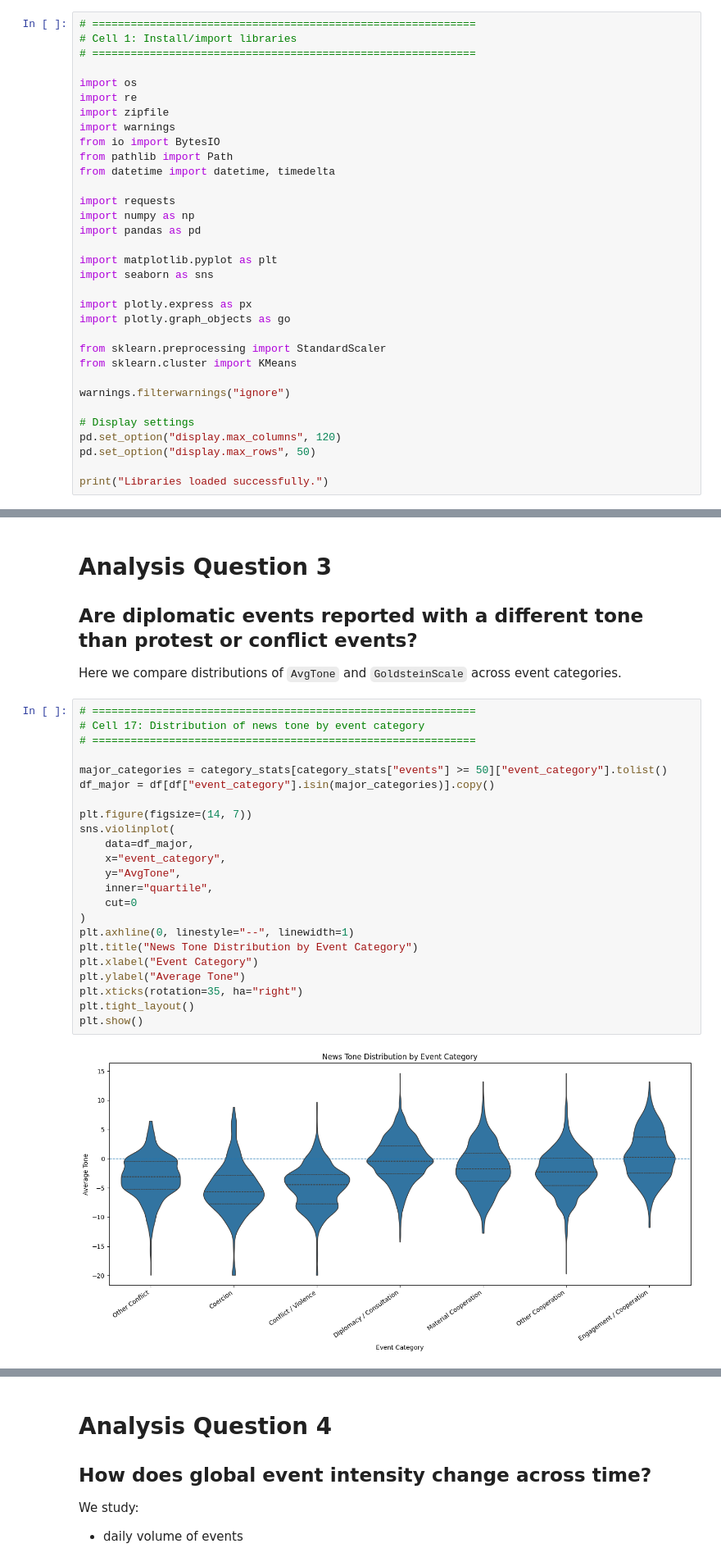
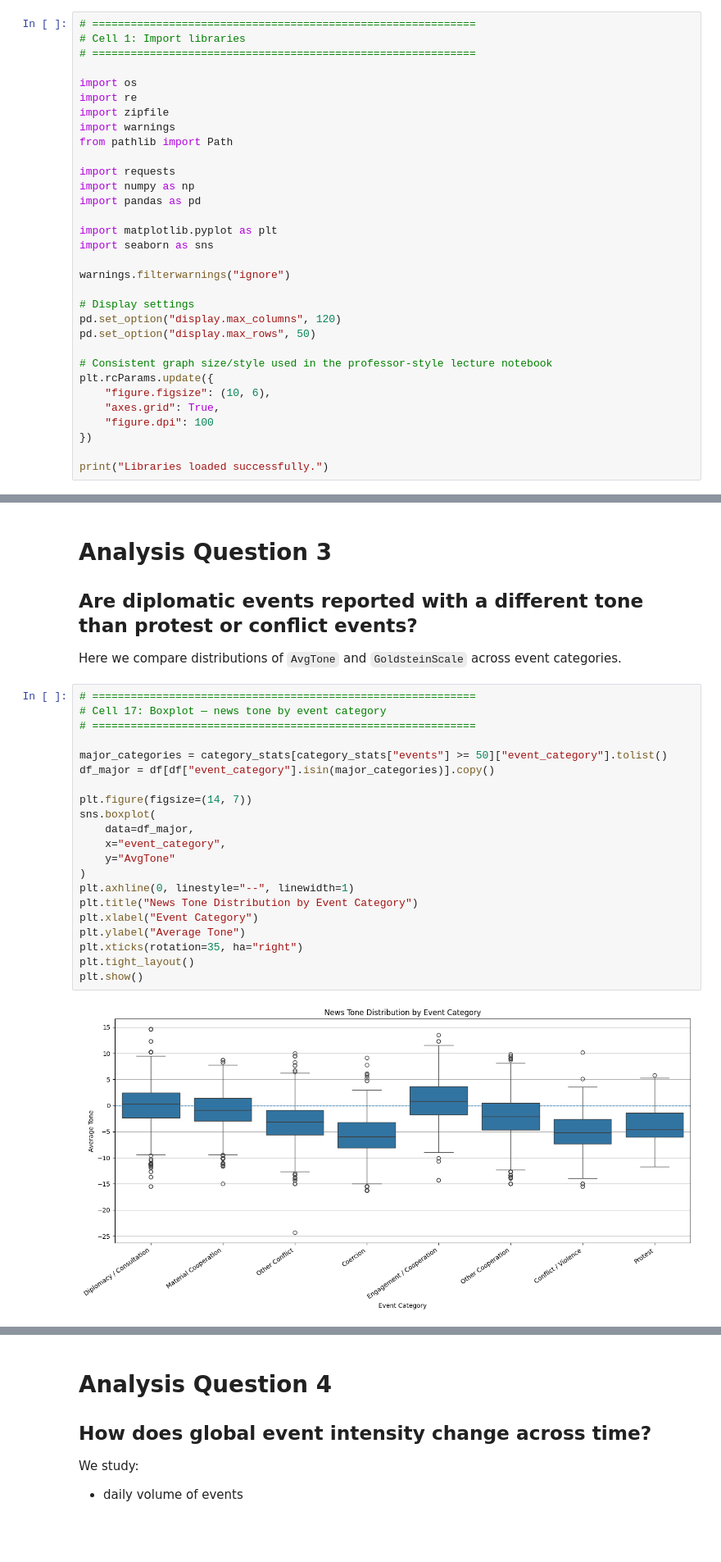
Before and after one commit to Beltinaa/world_mood_map_notebook, a Jupyter notebook: world_mood_map_notebook.ipynb, the cells around one changed output, grey strips where cells are left out. Shown at 82% size. Saved outputs shown, nothing was run; the diff lists cells and outputs as text; blank space fills up the shorter version.

Commit message:
better graphs

```diff
--- a/world_mood_map_notebook.ipynb
+++ b/world_mood_map_notebook.ipynb
@@ -25,15 +27,13 @@ GDELT 2.0 event files are ZIP files ending in:
 # %%
 # ============================================================
-# Cell 1: Install/import libraries
+# Cell 1: Import libraries
 # ============================================================
 
 import os
 import re
 import zipfile
 import warnings
-from io import BytesIO
 from pathlib import Path
-from datetime import datetime, timedelta
 
 import requests
 import numpy as np
@@ -42,18 +42,19 @@ import pandas as pd
 import matplotlib.pyplot as plt
 import seaborn as sns
 
-import plotly.express as px
-import plotly.graph_objects as go
-
-from sklearn.preprocessing import StandardScaler
-from sklearn.cluster import KMeans
-
 warnings.filterwarnings("ignore")
 
 # Display settings
 pd.set_option("display.max_columns", 120)
 pd.set_option("display.max_rows", 50)
 
+# Consistent graph size/style used in the professor-style lecture notebook
+plt.rcParams.update({
+    "figure.figsize": (10, 6),
+    "axes.grid": True,
+    "figure.dpi": 100
+})
+
 print("Libraries loaded successfully.")
 # %% [output]
 Libraries loaded successfully.
@@ -670,26 +702,24 @@ root_stats
 Here we compare distributions of `AvgTone` and `GoldsteinScale` across event categories.
 # %%
 # ============================================================
-# Cell 17: Distribution of news tone by event category
+# Cell 17: Boxplot — news tone by event category
 # ============================================================
 
 major_categories = category_stats[category_stats["events"] >= 50]["event_category"].tolist()
 df_major = df[df["event_category"].isin(major_categories)].copy()
 
 plt.figure(figsize=(14, 7))
-sns.violinplot(
+sns.boxplot(
     data=df_major,
     x="event_category",
-    y="AvgTone",
-    inner="quartile",
-    cut=0
+    y="AvgTone"
 )
 plt.axhline(0, linestyle="--", linewidth=1)
 plt.title("News Tone Distribution by Event Category")
 plt.xlabel("Event Category")
 plt.ylabel("Average Tone")
 plt.xticks(rotation=35, ha="right")
 plt.tight_layout()
 plt.show()
 # %% [output]
-[figure, old version]
+[figure, new version]
```
Also changed, not shown: parts of 38 cells of this notebook, 1 other file.
